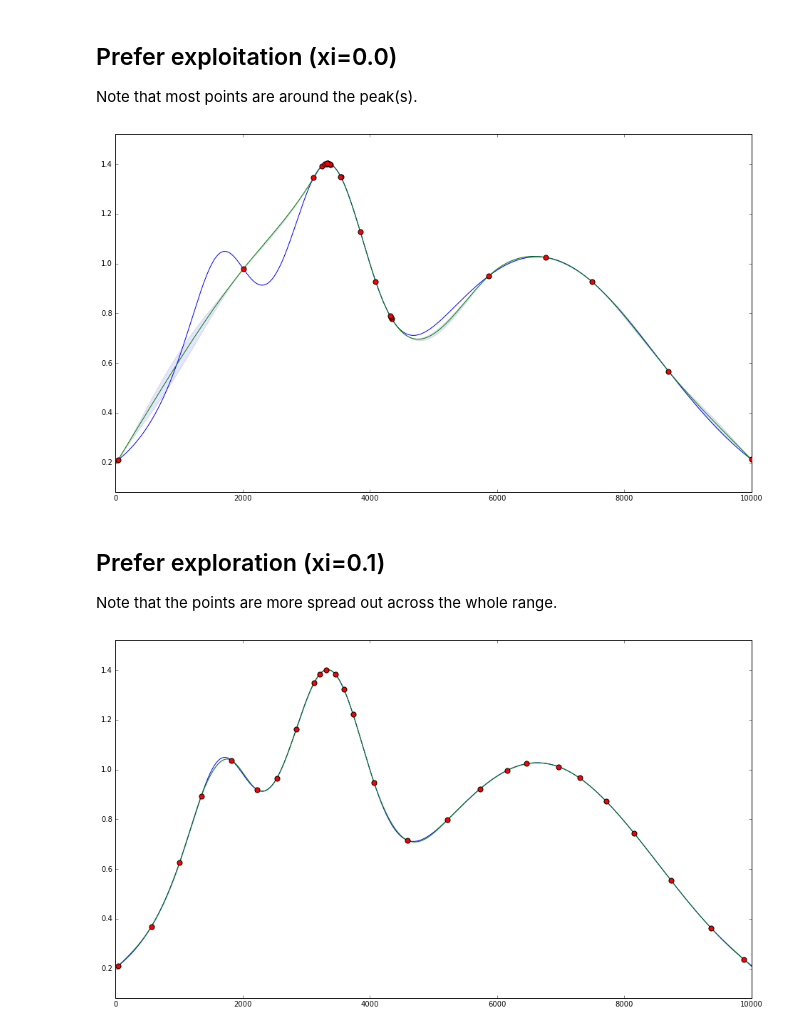
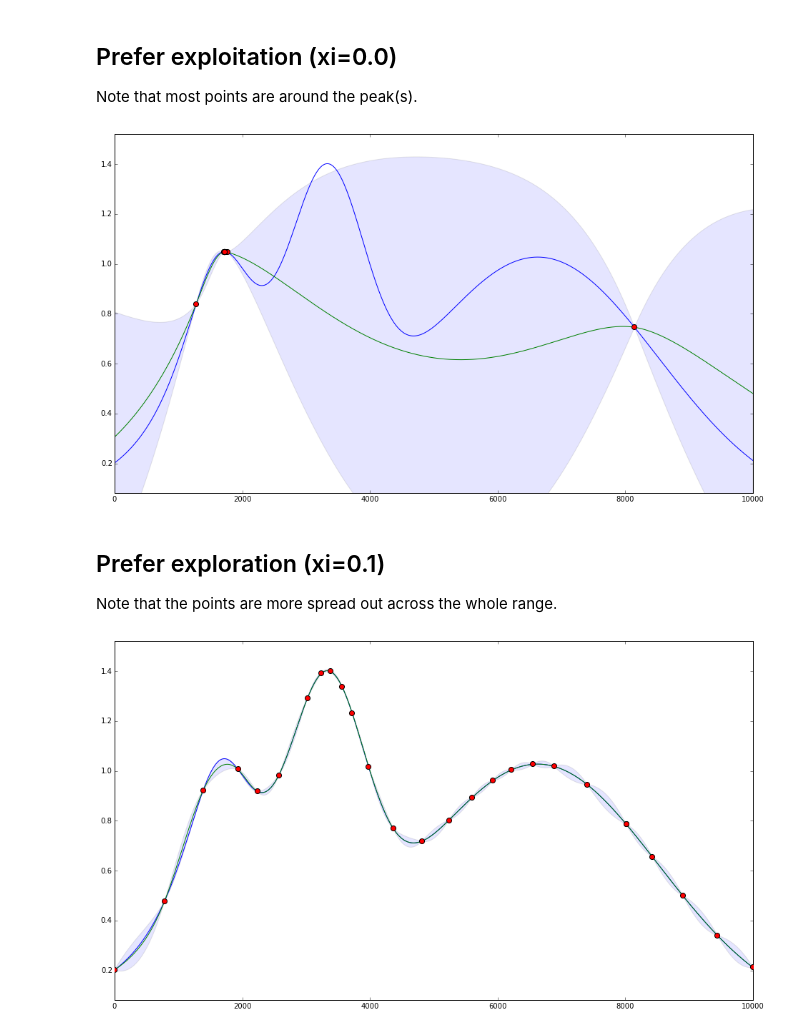
Before and after one commit to bayesian-optimization/BayesianOptimization, a Jupyter notebook: examples/exploitation vs exploration.ipynb, the cells around one changed output. Drawn from its saved outputs; the diff is of its cells as text; code cells hidden in the pictures.

```diff
--- a/examples/exploitation vs exploration.ipynb
+++ b/examples/exploitation vs exploration.ipynb
@@ -9,7 +9,7 @@ import matplotlib.pyplot as plt
 from bayes_opt import BayesianOptimization
 
 # use sklearn's default parameters for theta and random_start
-gp_params = {"corr": "cubic", "theta0": 0.1, "thetaL": None, "thetaU": None, "random_start": 1}
+gp_params = {"alpha": 1e-5, "n_restarts_optimizer": 2}
 # %% [markdown]
 # Target function
 # %%
@@ -28,12 +28,12 @@ def plot_bo(f, bo):
     xs = [x["x"] for x in bo.res["all"]["params"]]
     ys = bo.res["all"]["values"]
 
-    mean, var = bo.gp.predict(np.arange(len(f)).reshape(-1, 1), eval_MSE=True)
+    mean, sigma = bo.gp.predict(np.arange(len(f)).reshape(-1, 1), return_std=True)
 
     plt.figure(figsize=(16, 9))
     plt.plot(f)
     plt.plot(np.arange(len(f)), mean)
-    plt.fill_between(np.arange(len(f)), mean+var, mean-var, alpha=0.1)
+    plt.fill_between(np.arange(len(f)), mean+sigma, mean-sigma, alpha=0.1)
     plt.scatter(bo.X.flatten(), bo.Y, c="red", s=50, zorder=10)
     plt.xlim(0, len(f))
     plt.ylim(f.min()-0.1*(f.max()-f.min()), f.max()+0.1*(f.max()-f.min()))
@@ -75,13 +105,13 @@ Note that most points are around the peak(s).
 # %%
 bo = BayesianOptimization(f=lambda x: f[int(x)],
                           pbounds={"x": (0, len(f)-1)},
                           verbose=0)
 
-bo.maximize(init_points=2, n_iter=25, acq="poi", xi=0.0, **gp_params)
+bo.maximize(init_points=2, n_iter=25, acq="poi", xi=1e-4, **gp_params)
 
 plot_bo(f, bo)
 # %% [output]
-[figure, old version]
+[figure, new version]
 # %% [markdown]
 ## Prefer exploration (xi=0.1)
 
@@ -93,4 +123,4 @@ bo.maximize(init_points=2, n_iter=25, acq="poi", xi=0.1, **gp_params)
 
 plot_bo(f, bo)
 # %% [output]
-[figure, old version]
+[figure, new version]
```
Also changed, not shown: parts of 8 cells of this notebook, 8 other files.
